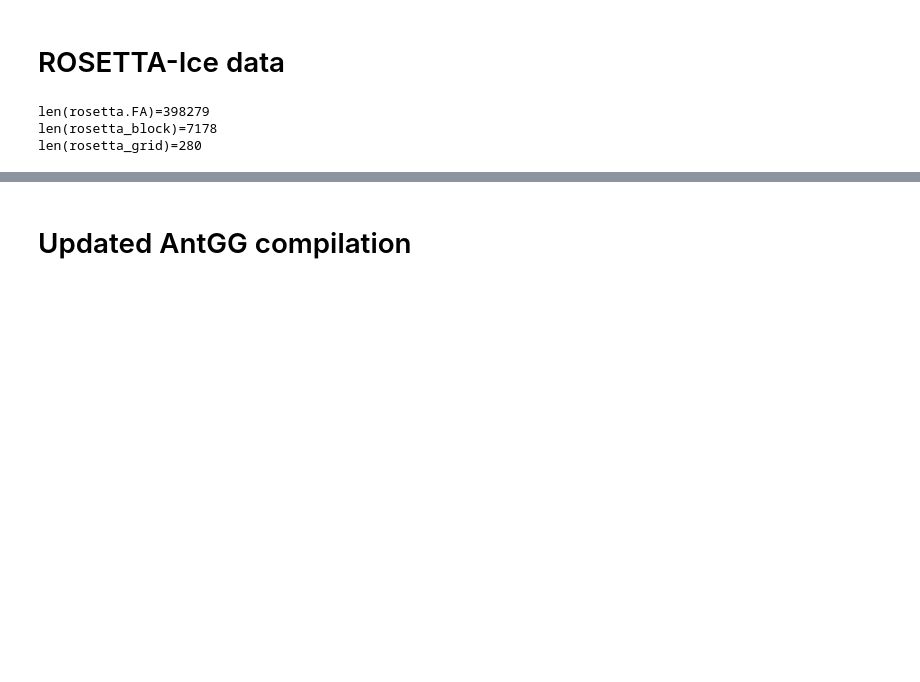
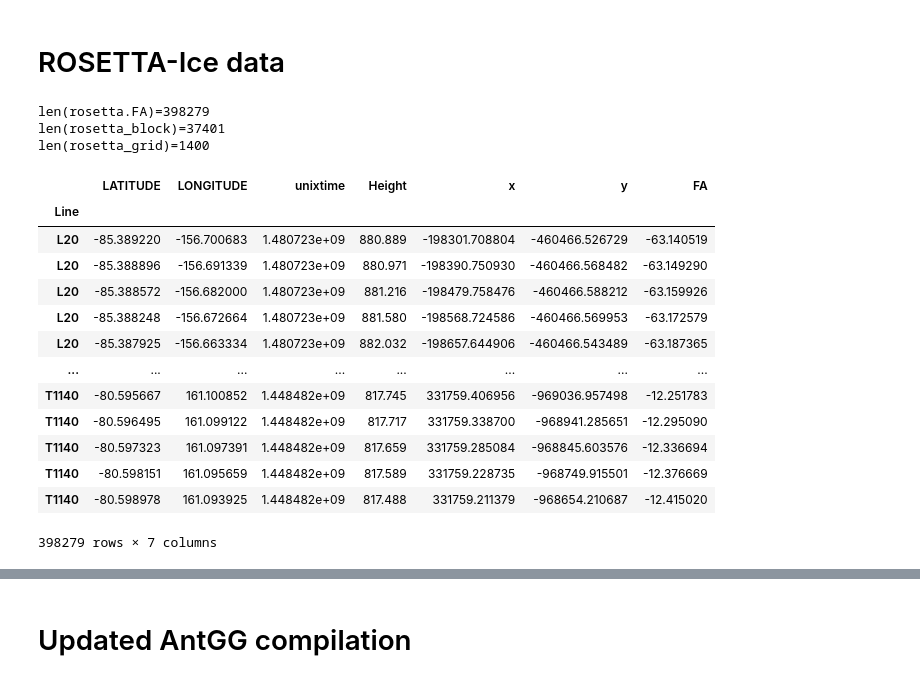
Before and after one commit to mdtanker/RIS_gravity_inversion, a Jupyter notebook: RIS_gravity_data.ipynb, the cells around one changed output, grey strips where cells are left out. Cells and saved outputs as stored; diff of their text form; code cells hidden in the pictures; blank space fills up the shorter version.

```diff
--- a/RIS_gravity_data.ipynb
+++ b/RIS_gravity_data.ipynb
@@ -64,16 +71,9 @@ start_fig()
 # %%
-# get ROSETTA-Ice gravity data
-# switch this to pooch!
-file = "gravity_data/rs_2019_grav.csv"
-rosetta = pd.read_csv(file)
-
-rosetta.rename(columns={'FAG_levelled':'FA'}, inplace=True)
-
 rosetta_block = pygmt.blockmedian(data=rosetta[["x", "y", "FA"]],
-                                         spacing="5000",
+                                         spacing="1000",
                                          region=fig_reg)
 pygmt.surface(data=rosetta_block,
-              spacing='5000', M='2c', registration='p',
+              spacing='1000', M='10c', registration='p',
               region=fig_reg, outgrid='gravity_data/rosetta_grav.nc')
 rosetta_grid = xr.load_dataarray('gravity_data/rosetta_grav.nc')
 # !gmt grdmask ..\shapefiles\RIS_outline.shp -GRIS_mask.nc -I5000+e -R-760000/600000/-1600000/-350000 -NNaN/1/1
@@ -84,5 +84,22 @@ print(f'{len(rosetta_block)=}')
 print(f'{len(rosetta_grid)=}')
 # %% [output]
 len(rosetta.FA)=398279
-len(rosetta_block)=7178
-len(rosetta_grid)=280
+len(rosetta_block)=37401
+len(rosetta_grid)=1400
+# %%
+rosetta.set_index('Line')
+# %% [output]
+|  | LATITUDE | LONGITUDE | unixtime | Height | x | y | FA |
+| Line |  |  |  |  |  |  |  |
+| L20 | -85.389220 | -156.700683 | 1.480723e+09 | 880.889 | -198301.708804 | -460466.526729 | -63.140519 |
+| L20 | -85.388896 | -156.691339 | 1.480723e+09 | 880.971 | -198390.750930 | -460466.568482 | -63.149290 |
+| L20 | -85.388572 | -156.682000 | 1.480723e+09 | 881.216 | -198479.758476 | -460466.588212 | -63.159926 |
+| L20 | -85.388248 | -156.672664 | 1.480723e+09 | 881.580 | -198568.724586 | -460466.569953 | -63.172579 |
+| L20 | -85.387925 | -156.663334 | 1.480723e+09 | 882.032 | -198657.644906 | -460466.543489 | -63.187365 |
+| ... | ... | ... | ... | ... | ... | ... | ... |
+| T1140 | -80.595667 | 161.100852 | 1.448482e+09 | 817.745 | 331759.406956 | -969036.957498 | -12.251783 |
+| T1140 | -80.596495 | 161.099122 | 1.448482e+09 | 817.717 | 331759.338700 | -968941.285651 | -12.295090 |
+| T1140 | -80.597323 | 161.097391 | 1.448482e+09 | 817.659 | 331759.285084 | -968845.603576 | -12.336694 |
+| T1140 | -80.598151 | 161.095659 | 1.448482e+09 | 817.589 | 331759.228735 | -968749.915501 | -12.376669 |
+| T1140 | -80.598978 | 161.093925 | 1.448482e+09 | 817.488 | 331759.211379 | -968654.210687 | -12.415020 |
+398279 rows × 7 columns
```
Also changed, not shown: parts of 3 cells of this notebook, 26 other files.
